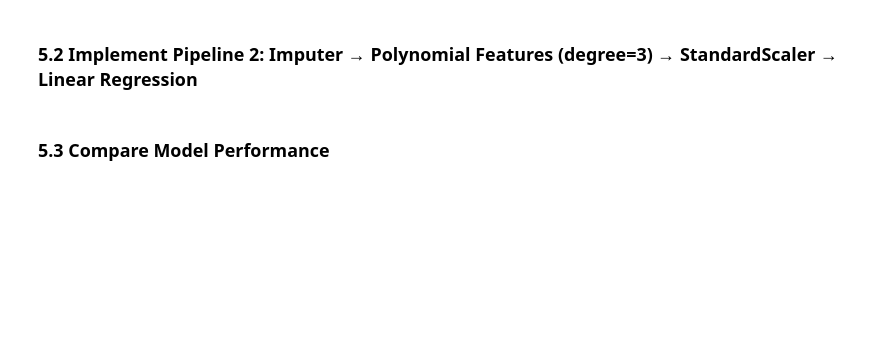
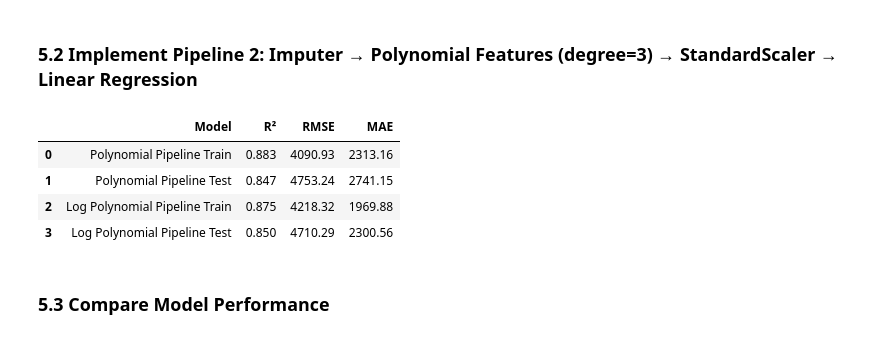
Before and after one commit to JfromNWMS/ml_regression_jordan, a Jupyter notebook: regression_jordan.ipynb, the cells around one changed output. Saved outputs shown, nothing was run; the diff lists cells and outputs as text; code cells hidden in the pictures; blank space fills up the shorter version.

```diff
--- a/regression_jordan.ipynb
+++ b/regression_jordan.ipynb
@@ -289,4 +342,28 @@ Regression: R^2, MAE, RMSE (RMSE has been recently updated)
 # %% [markdown]
 ### 5.2 Implement Pipeline 2: Imputer → Polynomial Features (degree=3) → StandardScaler → Linear Regression
+# %%
+pipeline2 = Pipeline([
+    ("Imputer", SimpleImputer(strategy="median")),
+    ("Polynomial", PolynomialFeatures(degree=3, include_bias=False)),
+    ("Scaler", StandardScaler()),
+    ("Linear", LinearRegression())
+])
+
+pipeline_polynomial = clone(pipeline2).fit(X_train, y_train)
+
+pipeline_polynomial_log = TransformedTargetRegressor(
+    regressor=clone(pipeline2),
+    func=np.log1p,
+    inverse_func=np.expm1
+).fit(X_train, y_train)
+
+pd.concat([evaluate_model("Polynomial Pipeline", pipeline_polynomial),
+           evaluate_model("Log Polynomial Pipeline", pipeline_polynomial_log)]).reset_index(drop=True)
+# %% [output]
+|  | Model | R² | RMSE | MAE |
+| 0 | Polynomial Pipeline Train | 0.883 | 4090.93 | 2313.16 |
+| 1 | Polynomial Pipeline Test | 0.847 | 4753.24 | 2741.15 |
+| 2 | Log Polynomial Pipeline Train | 0.875 | 4218.32 | 1969.88 |
+| 3 | Log Polynomial Pipeline Test | 0.850 | 4710.29 | 2300.56 |
 # %% [markdown]
 ### 5.3 Compare Model Performance
```
Also changed, not shown: parts of 11 cells of this notebook, 3 other files.
